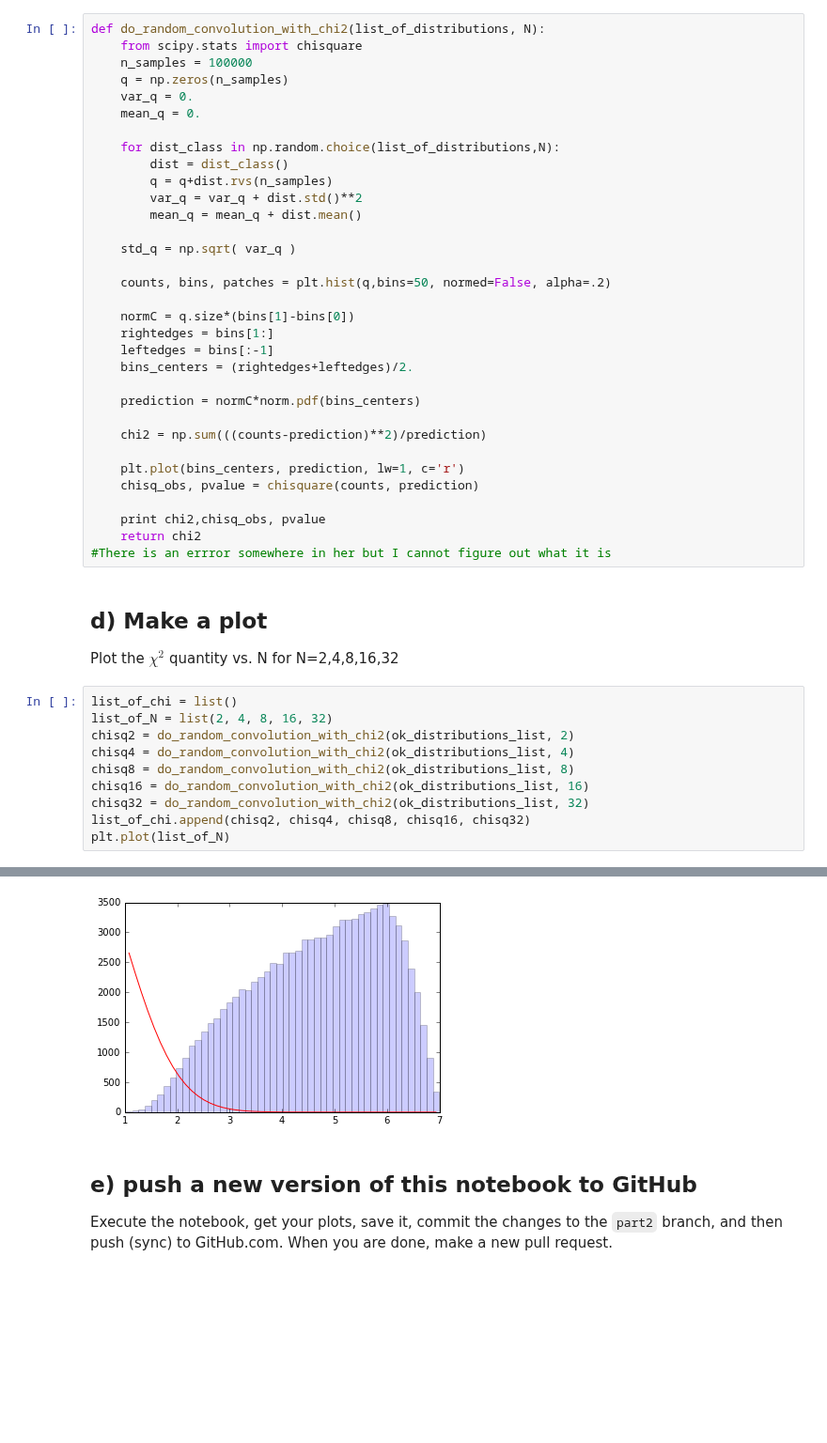
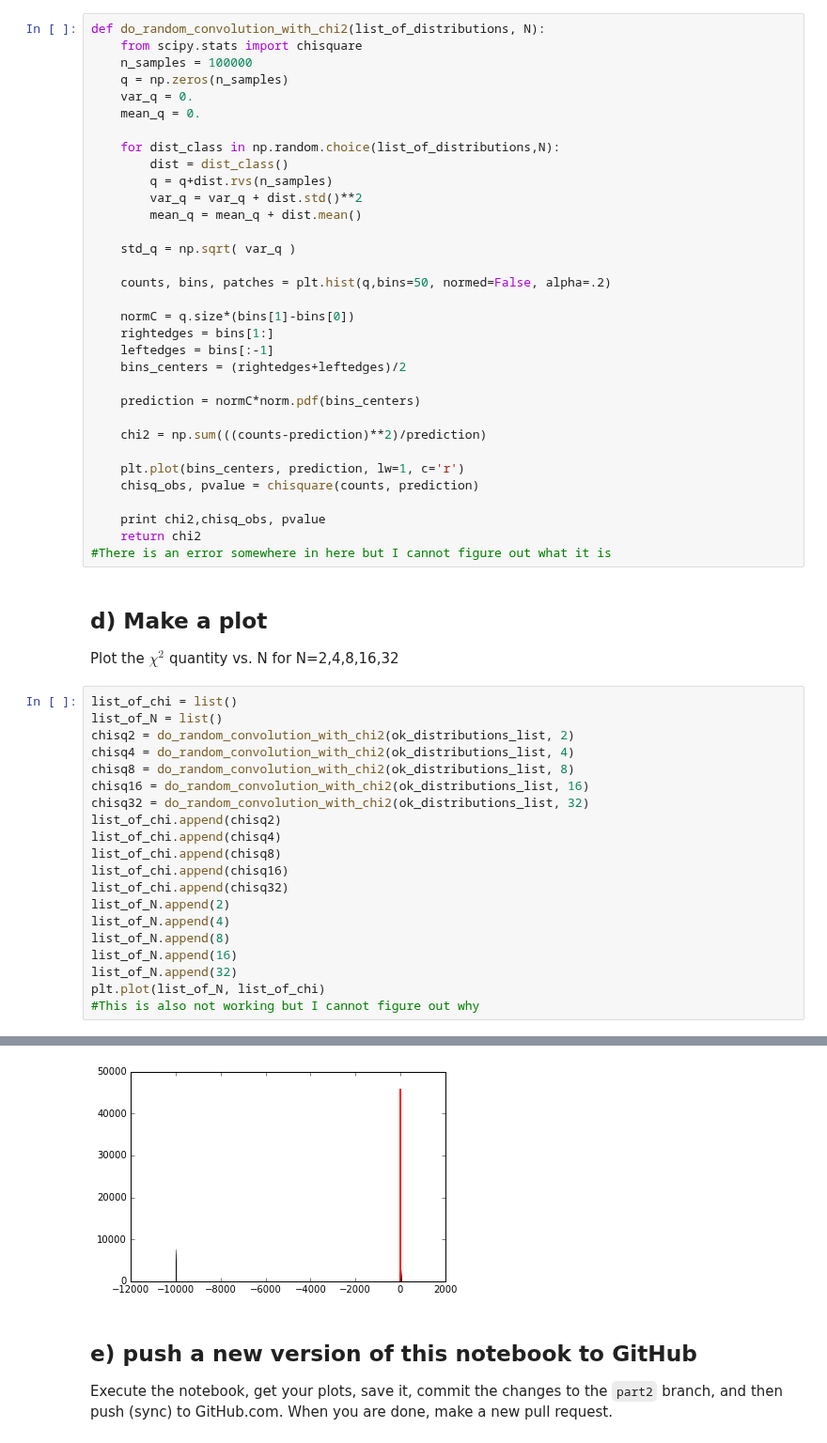
Before and after one commit to cranmer/intro-exp-phys-II, a Jupyter notebook: Central-Limit-Theorem.ipynb, the cells around one changed output, grey strips where cells are left out. Shown at 94% size. Cells and saved outputs as stored; diff of their text form; blank space fills up the shorter version.

```diff
--- a/Central-Limit-Theorem.ipynb
+++ b/Central-Limit-Theorem.ipynb
@@ -335,7 +335,7 @@ def do_random_convolution_with_chi2(list_of_distributions, N):
     normC = q.size*(bins[1]-bins[0])
     rightedges = bins[1:]
     leftedges = bins[:-1]
-    bins_centers = (rightedges+leftedges)/2.
+    bins_centers = (rightedges+leftedges)/2
 
     prediction = normC*norm.pdf(bins_centers)
 
@@ -346,19 +346,29 @@ def do_random_convolution_with_chi2(list_of_distributions, N):
 
     print chi2,chisq_obs, pvalue
     return chi2
-#There is an errror somewhere in her but I cannot figure out what it is
+#There is an error somewhere in here but I cannot figure out what it is
 # %% [markdown]
 ## d) Make a plot
 
 Plot the $\chi^2$ quantity vs. N for N=2,4,8,16,32
 # %%
 list_of_chi = list()
-list_of_N = list(2, 4, 8, 16, 32)
+list_of_N = list()
 chisq2 = do_random_convolution_with_chi2(ok_distributions_list, 2)
 chisq4 = do_random_convolution_with_chi2(ok_distributions_list, 4)
 chisq8 = do_random_convolution_with_chi2(ok_distributions_list, 8)
 chisq16 = do_random_convolution_with_chi2(ok_distributions_list, 16)
 chisq32 = do_random_convolution_with_chi2(ok_distributions_list, 32)
-list_of_chi.append(chisq2, chisq4, chisq8, chisq16, chisq32)
-plt.plot(list_of_N)
+list_of_chi.append(chisq2)
+list_of_chi.append(chisq4)
+list_of_chi.append(chisq8)
+list_of_chi.append(chisq16)
+list_of_chi.append(chisq32)
+list_of_N.append(2)
+list_of_N.append(4)
+list_of_N.append(8)
+list_of_N.append(16)
+list_of_N.append(32)
+plt.plot(list_of_N, list_of_chi)
+#This is also not working but I cannot figure out why
 # %% [output]
@@ -366,4 +380,4 @@ plt.plot(list_of_N)
-[figure, old version]
+[figure, new version]
 # %% [markdown]
 ## e) push a new version of this notebook to GitHub
 
```
Also changed, not shown: parts of 11 cells of this notebook.
